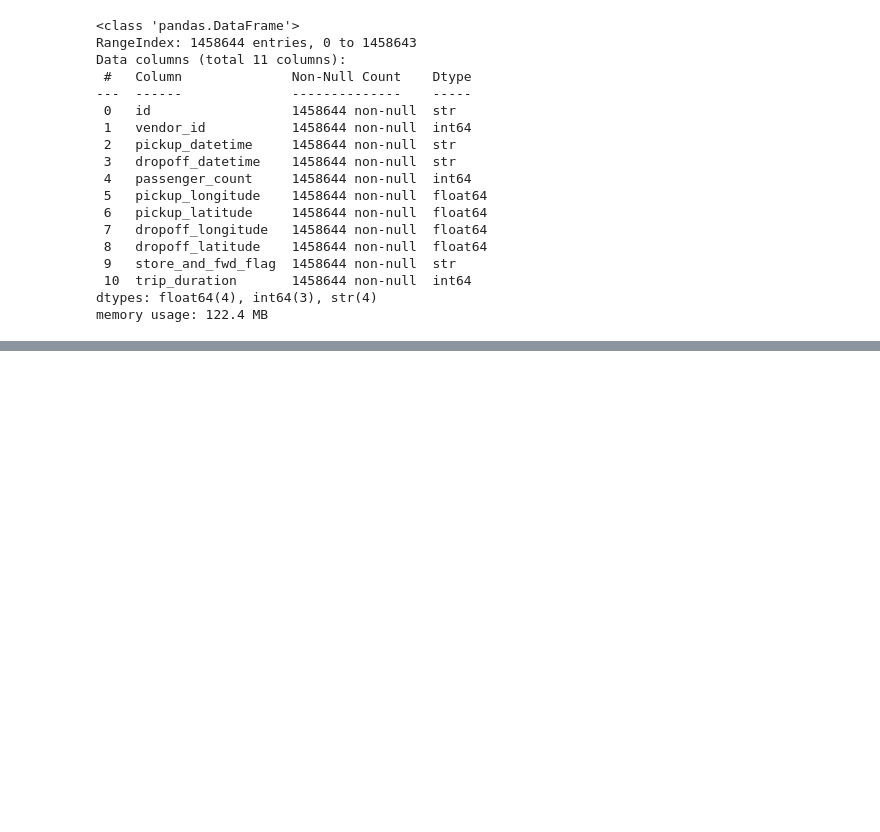
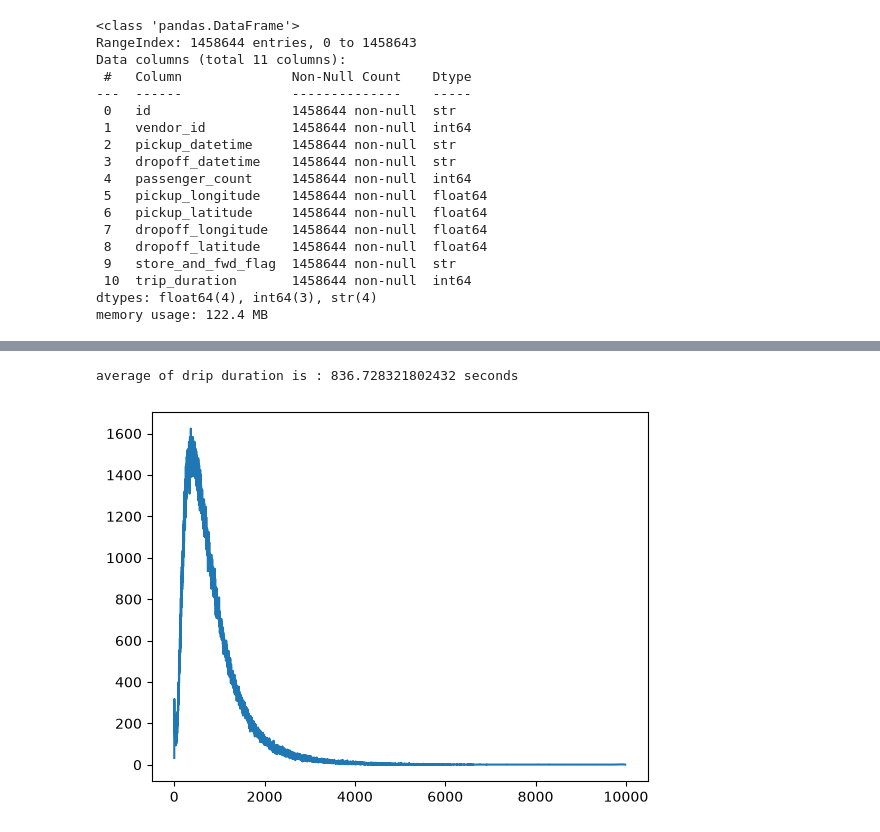
Before and after one commit to faresBenhammadi/data_analysis_taxi, a Jupyter notebook: taxi.ipynb, the cells around one changed output, grey strips where cells are left out. Saved outputs shown, nothing was run; the diff lists cells and outputs as text; code cells hidden in the pictures; blank space fills up the shorter version.

```diff
--- a/taxi.ipynb
+++ b/taxi.ipynb
@@ -38,0 +194,10 @@ memory usage: 122.4 MB
+# %%
+df_duration = df[df["trip_duration"] < 10000]
+print(f"average of drip duration is : {df["trip_duration"].mean()} seconds")
+duration = df_duration["trip_duration"].value_counts().sort_index()
+plt.figure()
+plt.plot(duration.index,duration.values)
+plt.show()
+# %% [output]
+average of drip duration is : 836.728321802432 seconds
+[figure, added]
```
Also changed, not shown: parts of 17 cells of this notebook.
